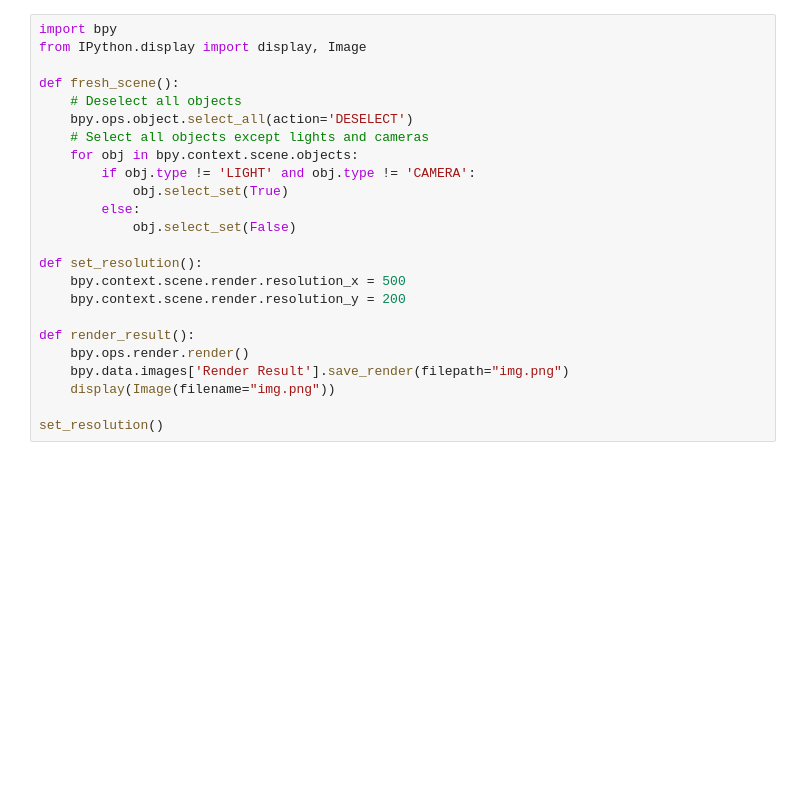
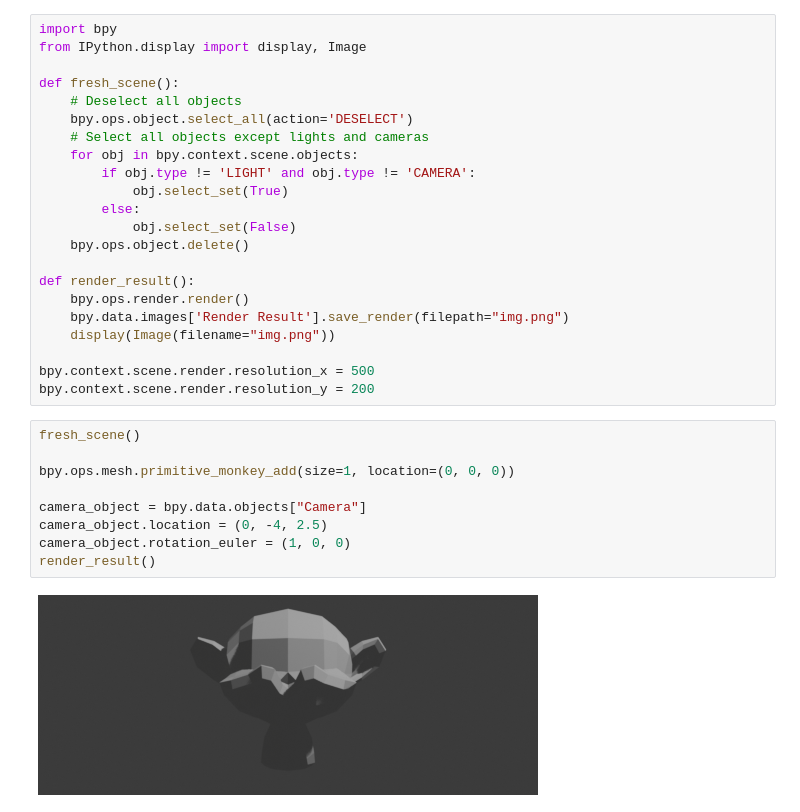
Before and after one commit to kolibril13/ipyblender-experimental, a Jupyter notebook: n1d_add_objects.ipynb, the cells around one changed output. Saved outputs shown, nothing was run; the diff lists cells and outputs as text; blank space fills up the shorter version.

```diff
--- a/n1d_add_objects.ipynb
+++ b/n1d_add_objects.ipynb
@@ -11,14 +11,23 @@ def fresh_scene():
             obj.select_set(True)
         else:
             obj.select_set(False)
-
-def set_resolution():
-    bpy.context.scene.render.resolution_x = 500
-    bpy.context.scene.render.resolution_y = 200
+    bpy.ops.object.delete()
 
 def render_result():
     bpy.ops.render.render()
     bpy.data.images['Render Result'].save_render(filepath="img.png")
     display(Image(filename="img.png"))
 
-set_resolution()
+bpy.context.scene.render.resolution_x = 500
+bpy.context.scene.render.resolution_y = 200
+# %%
+fresh_scene()
+
+bpy.ops.mesh.primitive_monkey_add(size=1, location=(0, 0, 0))
+
+camera_object = bpy.data.objects["Camera"]
+camera_object.location = (0, -4, 2.5)
+camera_object.rotation_euler = (1, 0, 0)
+render_result()
+# %% [output]
+[figure, added]
```
Also changed, not shown: parts of 3 cells of this notebook, 2 other files.
